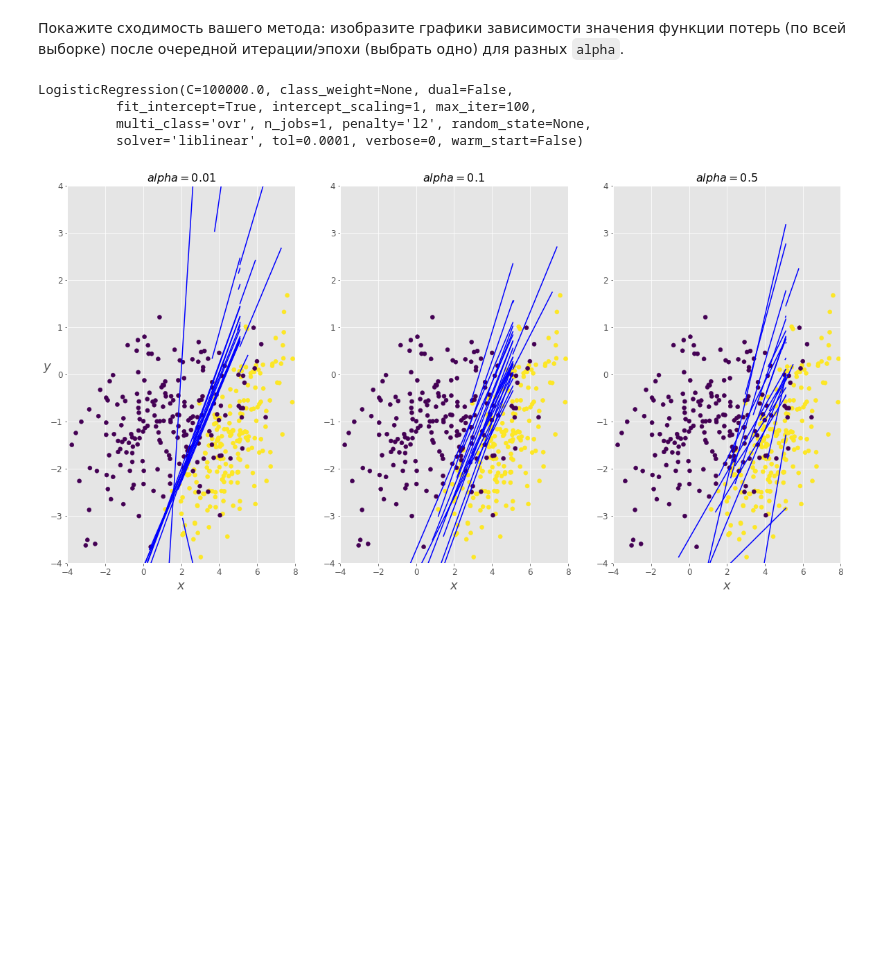
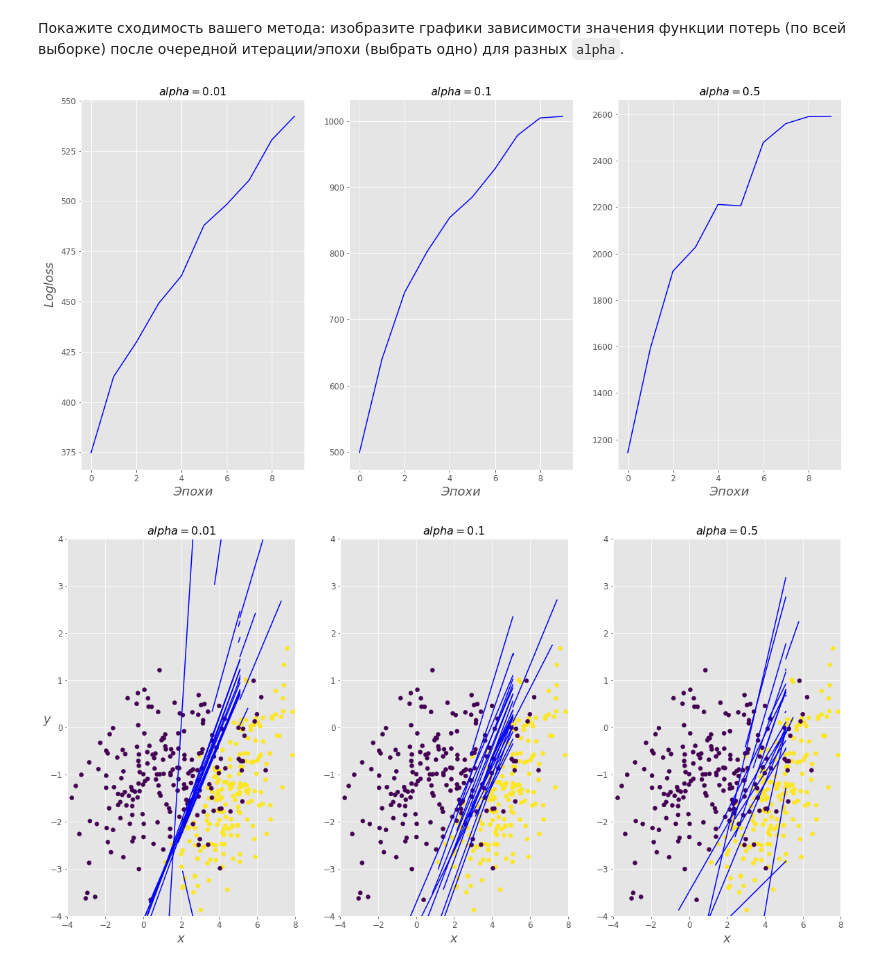
Before and after one commit to Albinamkh21/ds_hw, a Jupyter notebook: homework3_logreg.ipynb, the cells around one changed output. Cells and saved outputs as stored; diff of their text form; code cells hidden in the pictures; blank space fills up the shorter version.

Commit message:
Logred add plots

```diff
--- a/homework3_logreg.ipynb
+++ b/homework3_logreg.ipynb
@@ -151,17 +151,50 @@ plt.plot(xx, yy, "k-")
 ## Анализ сходимости
 # %% [markdown]
 Покажите сходимость вашего метода: изобразите графики зависимости значения функции потерь (по всей выборке) после очередной итерации/эпохи (выбрать одно) для разных `alpha`.
-# %%
-from sklearn import linear_model , datasets
-iris = datasets.load_iris()
-X = iris.data [:, :2] # we only take the first two Y = iris . target
-logreg = linear_model.LogisticRegression (C=1e5)
-logreg.fit(X_new, y)
-# %% [output]
-LogisticRegression(C=100000.0, class_weight=None, dual=False,
-          fit_intercept=True, intercept_scaling=1, max_iter=100,
-          multi_class='ovr', n_jobs=1, penalty='l2', random_state=None,
-          solver='liblinear', tol=0.0001, verbose=0, warm_start=False)
+# %%
+def plot_gd_examples():
+    plt.rcParams['axes.labelsize'] = 14
+    plt.rcParams['xtick.labelsize'] = 12
+    plt.rcParams['ytick.labelsize'] = 12
+    theta_path_bgd = []
+
+    def plot_gradient_descent(theta, alpha, theta_path=None):
+
+        m = len(X_new)
+        n_iterations = 10
+        loss_v = []; iterations =[]
+        for epoch in range(n_iterations):
+            loss=0
+            p = np.random.permutation(m)
+            for idx in p:
+                random_index = np.random.randint(m)
+                xi = X_new[[idx], :]
+                yi = y[idx]
+                sg = 1/(1+math.exp(-np.dot(xi,theta)))
+                gradients = (sg - yi)*xi
+                theta = theta - alpha * gradients.T
+                loss = loss + math.log1p(1+math.exp(-np.dot(xi,theta)))
+            loss_v.append(loss)
+            iterations.append(epoch)
+
+        plt.plot(iterations,loss_v, "b-")
+        plt.xlabel("$Эпохи$", fontsize=18)
+        plt.title(r"$alpha = {}$".format(alpha), fontsize=16)
+
+    np.random.seed(42)
+    theta = np.random.randn(3,1)
+
+    plt.figure(figsize=(20,10))
+    plt.subplot(131); plot_gradient_descent(theta, alpha=0.01)
+    plt.ylabel("$Log loss$", fontsize=18)
+    plt.subplot(132); plot_gradient_descent(theta, alpha=0.1, theta_path=theta_path_bgd)
+    plt.subplot(133); plot_gradient_descent(theta, alpha=0.5)
+
+    plt.show()
+
+plot_gd_examples()
+# %% [output]
+[figure, added]
 # %%
 def plot_gd_examples():
     plt.rcParams['axes.labelsize'] = 14
```
Also changed, not shown: parts of 3 cells of this notebook.
